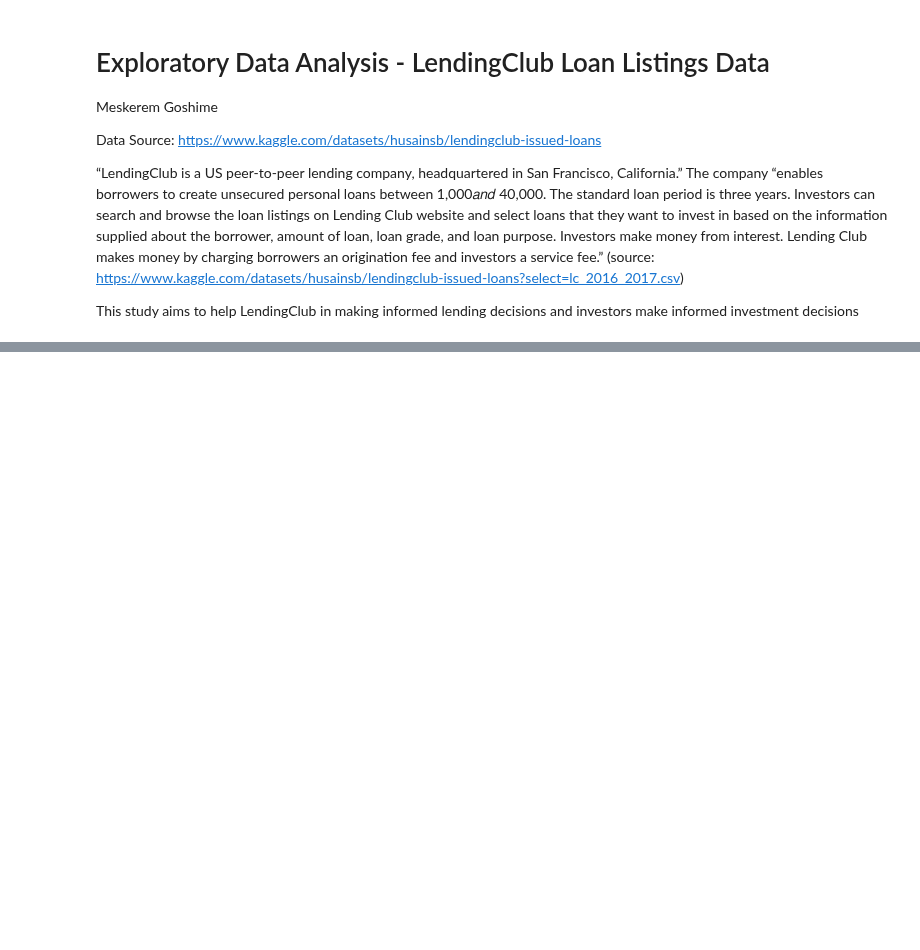
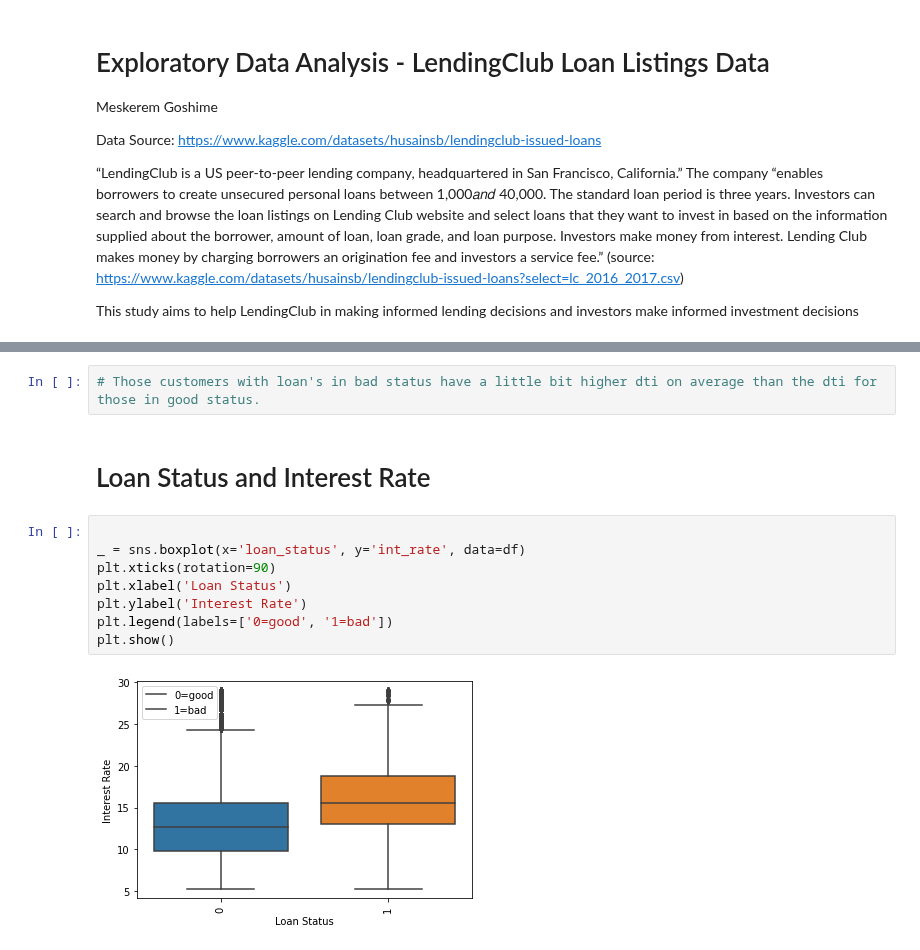
Before and after one commit to meskeremg/MeskiSBWork, a Jupyter notebook: Capstone2MeskeremGoshime/notebooks/Capstone2_Exploratory_Data_Analysis_LendingClub_Meskerem_Goshime.ipynb, the cells around one changed output, grey strips where cells are left out. Saved outputs shown, nothing was run; the diff lists cells and outputs as text; blank space fills up the shorter version.

```diff
--- a/Capstone2MeskeremGoshime/notebooks/Capstone2_Exploratory_Data_Analysis_LendingClub_Meskerem_Goshime.ipynb
+++ b/Capstone2MeskeremGoshime/notebooks/Capstone2_Exploratory_Data_Analysis_LendingClub_Meskerem_Goshime.ipynb
@@ -434,0 +304,14 @@ Loan_0715.to_csv('Loan_0715_after_eda.csv',index=False)
+# %%
+# Those customers with loan's in bad status have a little bit higher dti on average than the dti for those in good status.
+# %% [markdown]
+# Loan Status and Interest Rate
+# %%
+
+_ = sns.boxplot(x='loan_status', y='int_rate', data=df)
+plt.xticks(rotation=90)
+plt.xlabel('Loan Status')
+plt.ylabel('Interest Rate')
+plt.legend(labels=['0=good', '1=bad'])
+plt.show()
+# %% [output]
+[figure, added]
```
Also changed, not shown: parts of 92 cells of this notebook.
